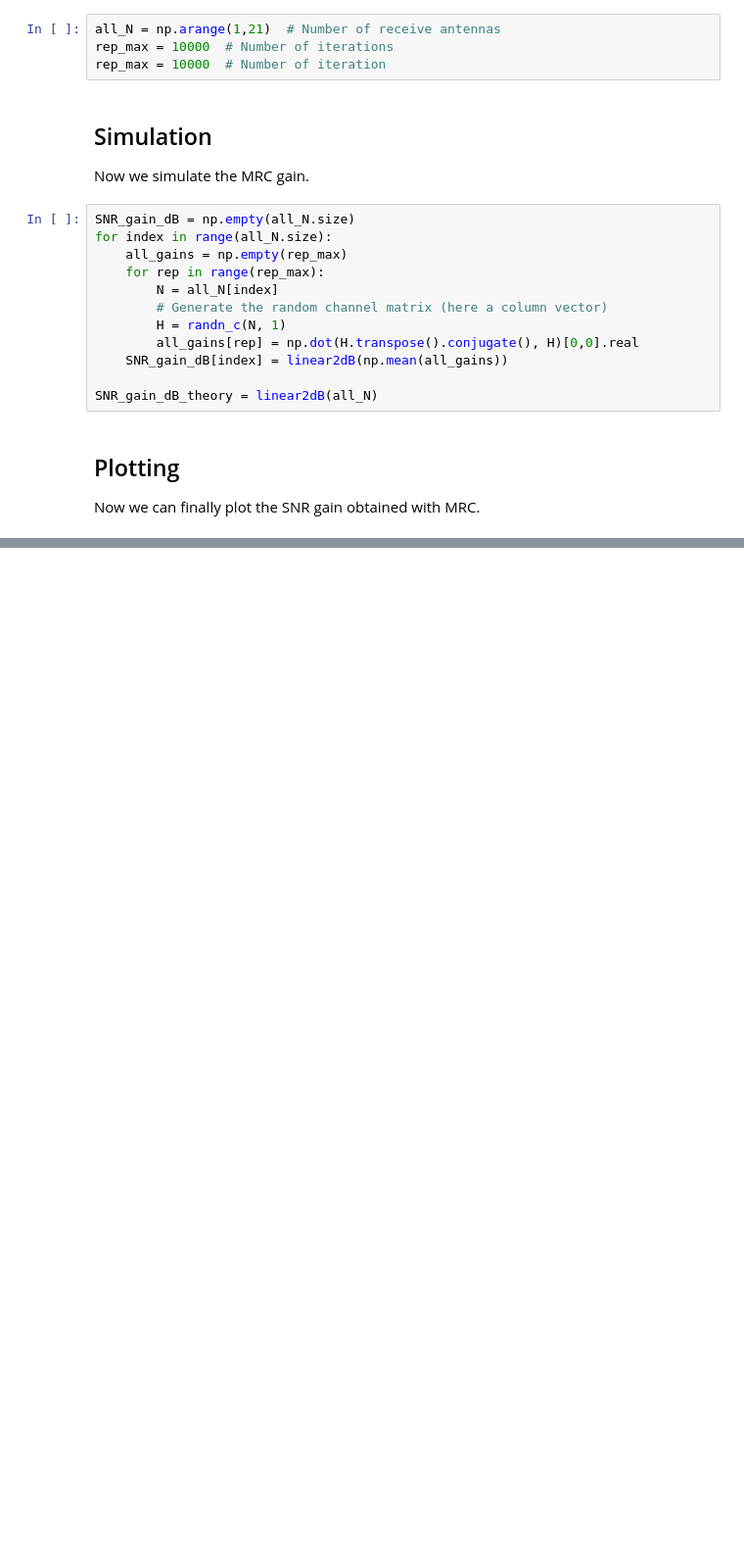
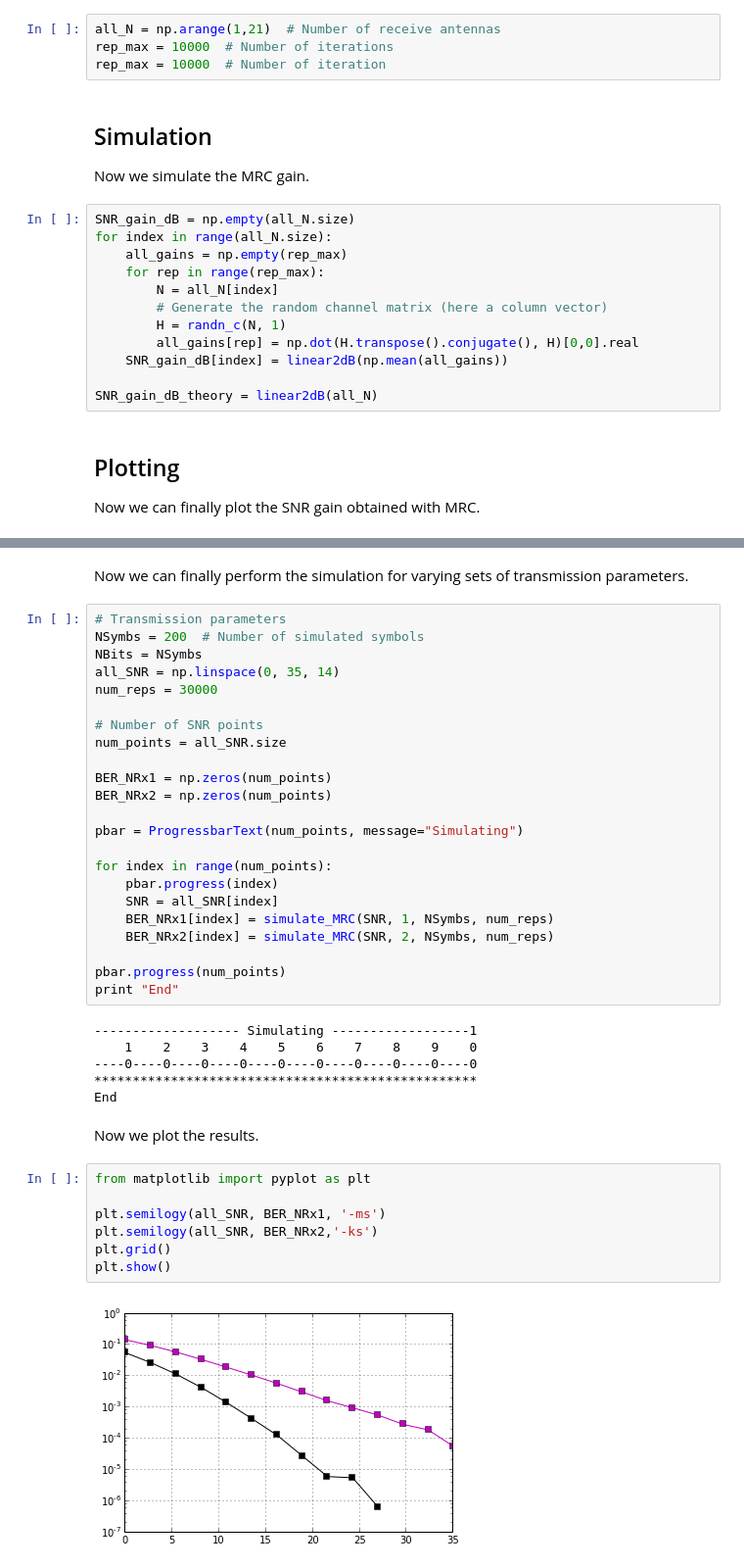
Before and after one commit to darcamo/pyphysim, a Jupyter notebook: ipython_notebooks/MRC.ipynb, the cells around one changed output, grey strips where cells are left out. Shown at 98% size. Saved outputs shown, nothing was run; the diff lists cells and outputs as text; blank space fills up the shorter version.

```diff
--- a/ipython_notebooks/MRC.ipynb
+++ b/ipython_notebooks/MRC.ipynb
@@ -103,0 +129,42 @@ print BER
+# %% [markdown]
+Now we can finally perform the simulation for varying sets of transmission parameters.
+# %%
+# Transmission parameters
+NSymbs = 200  # Number of simulated symbols
+NBits = NSymbs
+all_SNR = np.linspace(0, 35, 14)
+num_reps = 30000
+
+# Number of SNR points
+num_points = all_SNR.size
+
+BER_NRx1 = np.zeros(num_points)
+BER_NRx2 = np.zeros(num_points)
+
+pbar = ProgressbarText(num_points, message="Simulating")
+
+for index in range(num_points):
+    pbar.progress(index)
+    SNR = all_SNR[index]
+    BER_NRx1[index] = simulate_MRC(SNR, 1, NSymbs, num_reps)
+    BER_NRx2[index] = simulate_MRC(SNR, 2, NSymbs, num_reps)
+
+pbar.progress(num_points)
+print "End"
+# %% [output]
+------------------- Simulating ------------------1
+    1    2    3    4    5    6    7    8    9    0
+----0----0----0----0----0----0----0----0----0----0
+**************************************************
+End
+# %% [markdown]
+Now we plot the results.
+# %%
+from matplotlib import pyplot as plt
+
+plt.semilogy(all_SNR, BER_NRx1, '-ms')
+plt.semilogy(all_SNR, BER_NRx2,'-ks')
+plt.grid()
+plt.show()
+# %% [output]
+[figure, added]
```
Also changed, not shown: parts of 9 cells of this notebook, 5 other files.
